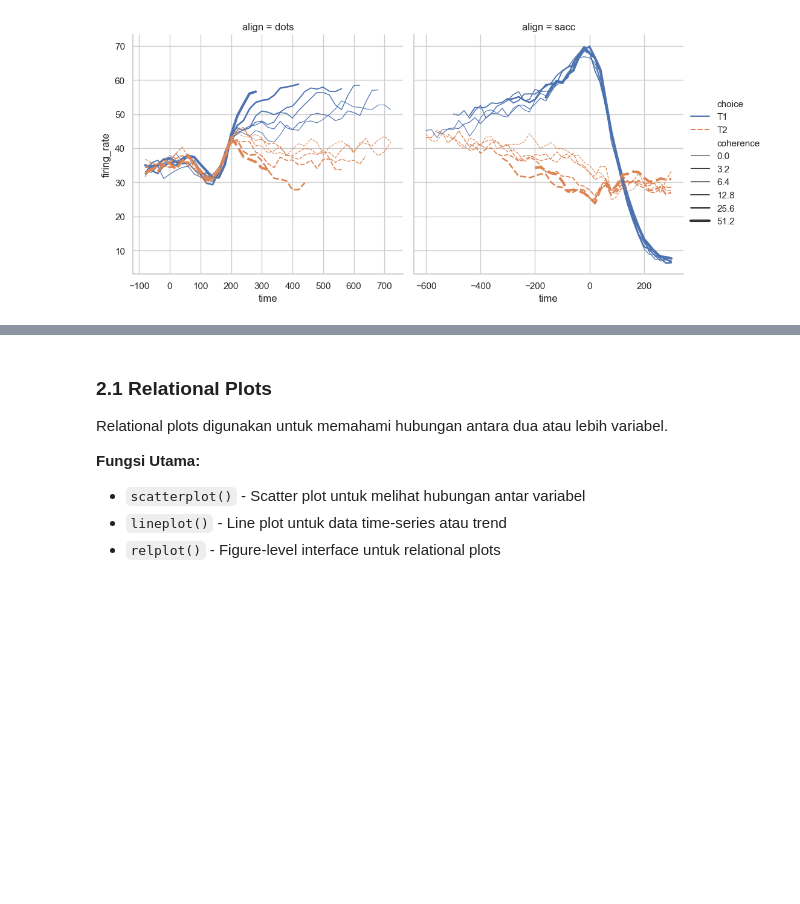
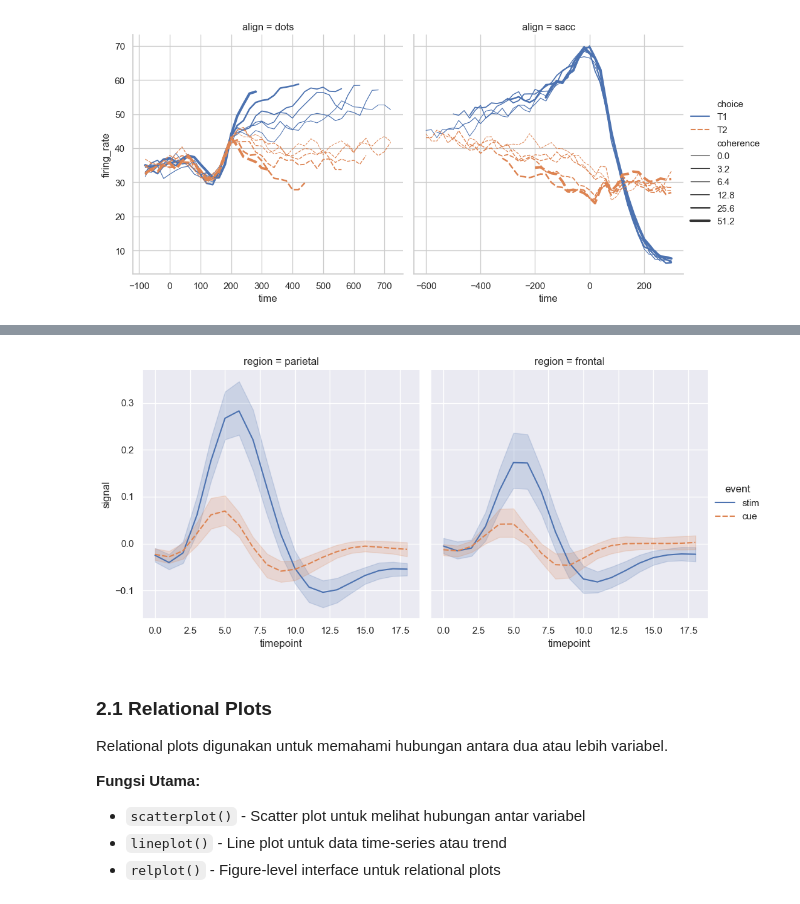
Before and after one commit to sains-data/Hands-On-Data-Visualization-official, a Jupyter notebook: 1-Data-Abstraction/seaborn.ipynb, the cells around one changed output, grey strips where cells are left out. Saved outputs shown, nothing was run; the diff lists cells and outputs as text; code cells hidden in the pictures; blank space fills up the shorter version.

```diff
--- a/1-Data-Abstraction/seaborn.ipynb
+++ b/1-Data-Abstraction/seaborn.ipynb
@@ -146,3 +146,7 @@ sns.relplot(
 plt.show()
 # %% [output]
 [figure]
+# %%
+# Load dataset fMRI (functional Magnetic Resonance Imaging)
+fmri = sns.load_dataset("fmri")
+fmri.head()
@@ -149,3 +160,27 @@ plt.show()
+# %%
+# sns.relplot() dengan kind="line" untuk statistical estimation
+# Parameter yang digunakan:
+# - data=fmri          : menggunakan DataFrame fmri sebagai sumber data
+# - kind="line"        : membuat line plot dengan estimasi statistik
+# - x="timepoint"      : kolom timepoint sebagai sumbu X (waktu pengamatan)
+# - y="signal"         : kolom signal sebagai sumbu Y (intensitas sinyal fMRI)
+# - col="region"       : membuat subplot terpisah berdasarkan region otak
+# - hue="event"        : membedakan warna garis berdasarkan jenis event (cue/stim)
+# - style="event"      : membedakan style garis berdasarkan jenis event
+
+# Hasil: Subplot untuk setiap region otak yang menunjukkan
+# perubahan signal fMRI terhadap timepoint,
+# dengan garis dan warna berbeda untuk setiap event,
+# termasuk confidence interval (shaded area) di sekitar garis
+
+sns.relplot(
+    data=fmri, kind="line",
+    x="timepoint", y="signal", col="region",
+    hue="event", style="event",
+)
+plt.show()
+# %% [output]
+[figure, added]
 # %% [markdown]
 ### 2.1 Relational Plots
 
```
Also changed, not shown: parts of 4 cells of this notebook.
